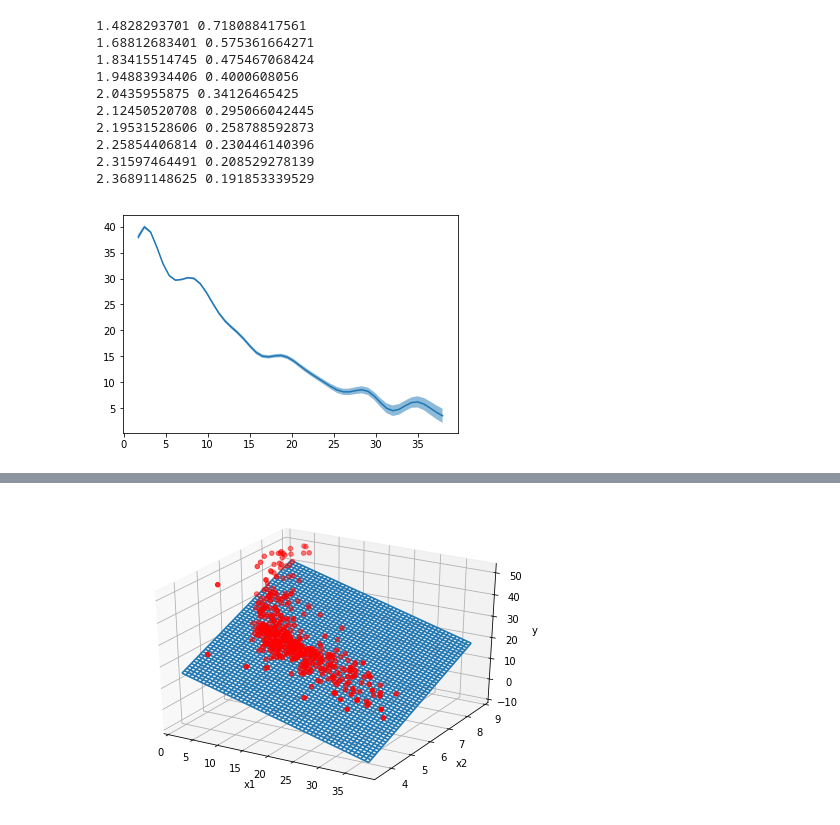
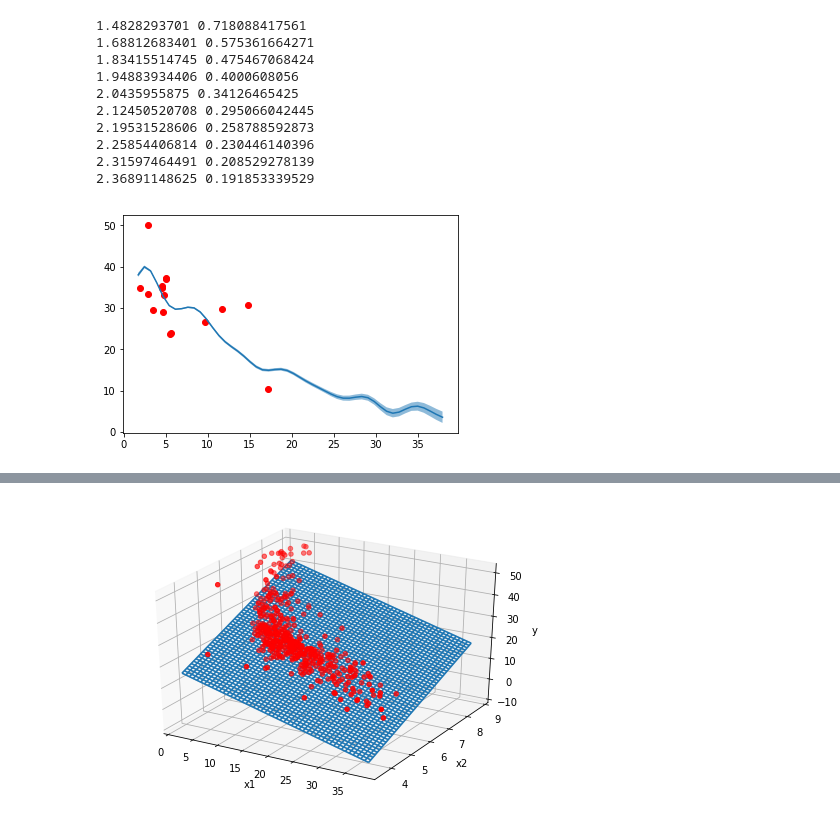
Before and after one commit to uema/gp-scratch, a Jupyter notebook: derivation.ipynb, the cells around one changed output, grey strips where cells are left out. Saved outputs shown, nothing was run; the diff lists cells and outputs as text; code cells hidden in the pictures.

```diff
--- a/derivation.ipynb
+++ b/derivation.ipynb
@@ -781,9 +783,21 @@ E_boston_2d, V_boston_2d = gp(X_boston, Xh_boston_2d, y_boston, sg=1, epoch=10,
 2.31597464491 0.208529278139
 2.36891148625 0.191853339529
 # %%
+X_boston_2d_sup = []
+y_boston_2d_sup = []
+for x, y in zip(X_boston, y_boston):
+    if x[1]>6.95 and x[1]<7.05:
+        X_boston_2d_sup.append(x)
+        y_boston_2d_sup.append(y)
+
+X_boston_2d_sup = np.array(X_boston_2d_sup)
+y_boston_2d_sup = np.array(y_boston_2d_sup)
+plt.scatter(X_boston_2d_sup[:,0],y_boston_2d_sup, c='r')
+
+
 # 予測
 plt.plot(Xh_boston_2d[:,0], E_boston_2d) # 期待値
 plt.fill_between(Xh_boston_2d[:,0], E_boston_2d-V_boston_2d, E_boston_2d+V_boston_2d, alpha=0.5) # 分散
 plt.show()
 # %% [output]
-[figure, old version]
+[figure, new version]
```
Also changed, not shown: parts of 10 cells of this notebook.
